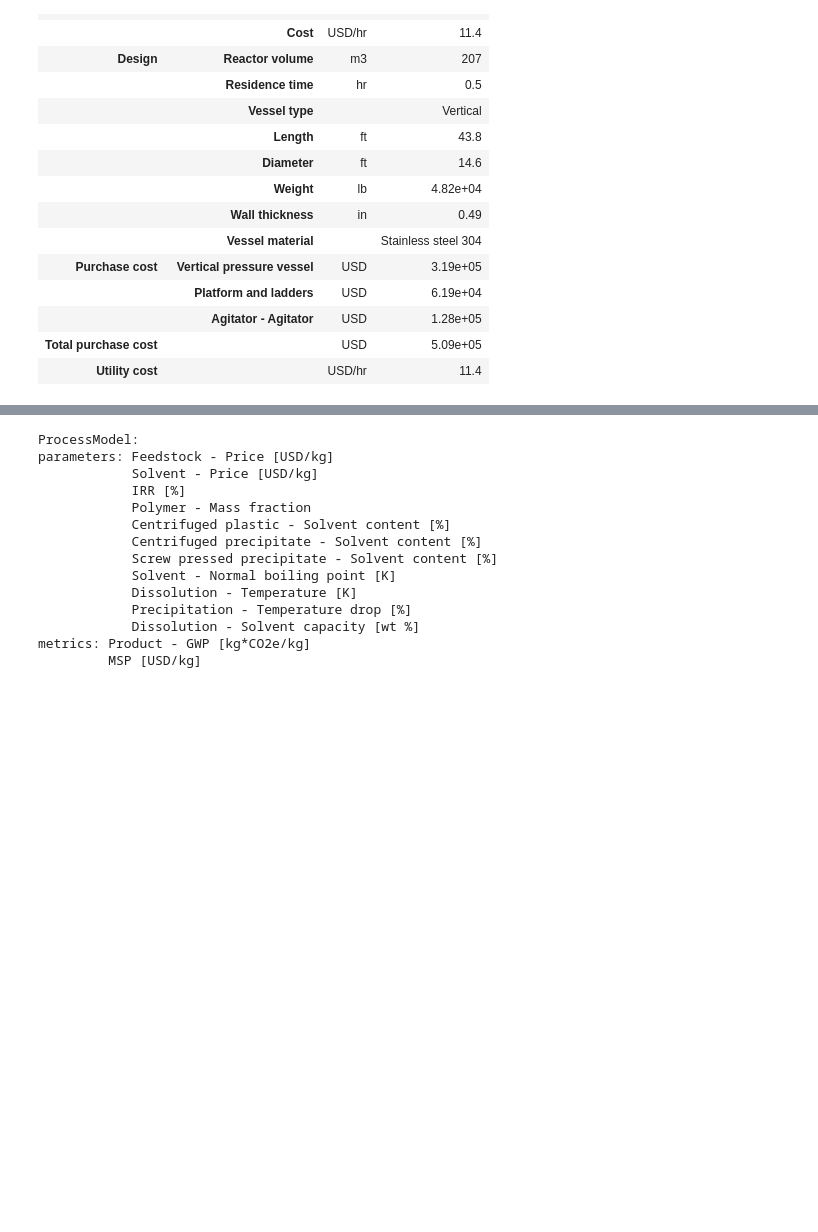
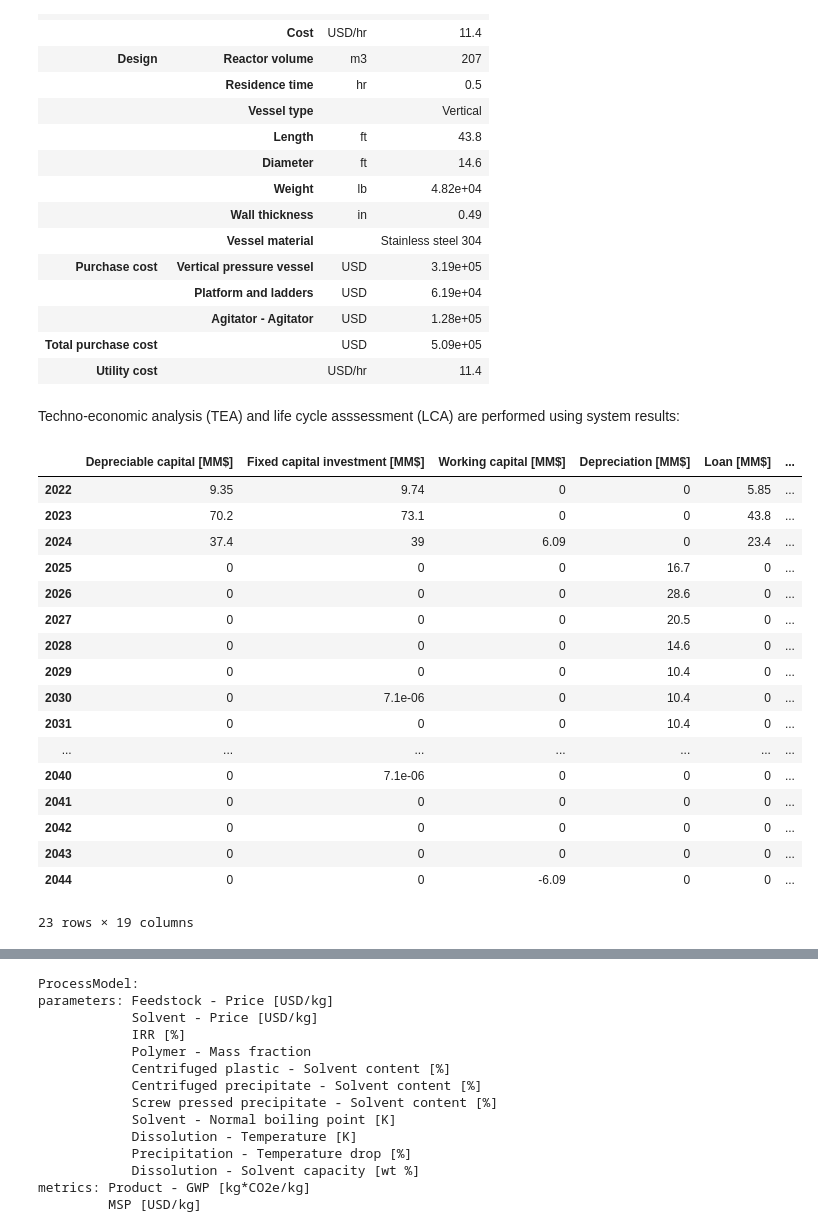
Before and after one commit to BioSTEAMDevelopmentGroup/How2STEAM, a Jupyter notebook: case_studies/Plastic_dissolution_and_precipitation.ipynb, the cells around one changed output, grey strips where cells are left out. Drawn from its saved outputs; the diff is of its cells as text; code cells hidden in the pictures; blank space fills up the shorter version.

```diff
--- a/case_studies/Plastic_dissolution_and_precipitation.ipynb
+++ b/case_studies/Plastic_dissolution_and_precipitation.ipynb
@@ -66,3 +66,26 @@ model.U3.results()
 |  | Agitator - Agitator | USD | 1.28e+05 |
 | Total purchase cost |  | USD | 5.09e+05 |
 | Utility cost |  | USD/hr | 11.4 |
+# %% [markdown]
+Techno-economic analysis (TEA) and life cycle asssessment (LCA) are performed using system results:
+# %%
+model.tea.get_cashflow_table()
+# %% [output]
+|  | Depreciable capital [MM$] | Fixed capital investment [MM$] | Working capital [MM$] | Depreciation [MM$] | Loan [MM$] | ... |
+| 2022 | 9.35 | 9.74 | 0 | 0 | 5.85 | ... |
+| 2023 | 70.2 | 73.1 | 0 | 0 | 43.8 | ... |
+| 2024 | 37.4 | 39 | 6.09 | 0 | 23.4 | ... |
+| 2025 | 0 | 0 | 0 | 16.7 | 0 | ... |
+| 2026 | 0 | 0 | 0 | 28.6 | 0 | ... |
+| 2027 | 0 | 0 | 0 | 20.5 | 0 | ... |
+| 2028 | 0 | 0 | 0 | 14.6 | 0 | ... |
+| 2029 | 0 | 0 | 0 | 10.4 | 0 | ... |
+| 2030 | 0 | 7.1e-06 | 0 | 10.4 | 0 | ... |
+| 2031 | 0 | 0 | 0 | 10.4 | 0 | ... |
+| ... | ... | ... | ... | ... | ... | ... |
+| 2040 | 0 | 7.1e-06 | 0 | 0 | 0 | ... |
+| 2041 | 0 | 0 | 0 | 0 | 0 | ... |
+| 2042 | 0 | 0 | 0 | 0 | 0 | ... |
+| 2043 | 0 | 0 | 0 | 0 | 0 | ... |
+| 2044 | 0 | 0 | -6.09 | 0 | 0 | ... |
+23 rows × 19 columns
```
Also changed, not shown: parts of 5 cells of this notebook, 1 other file.
